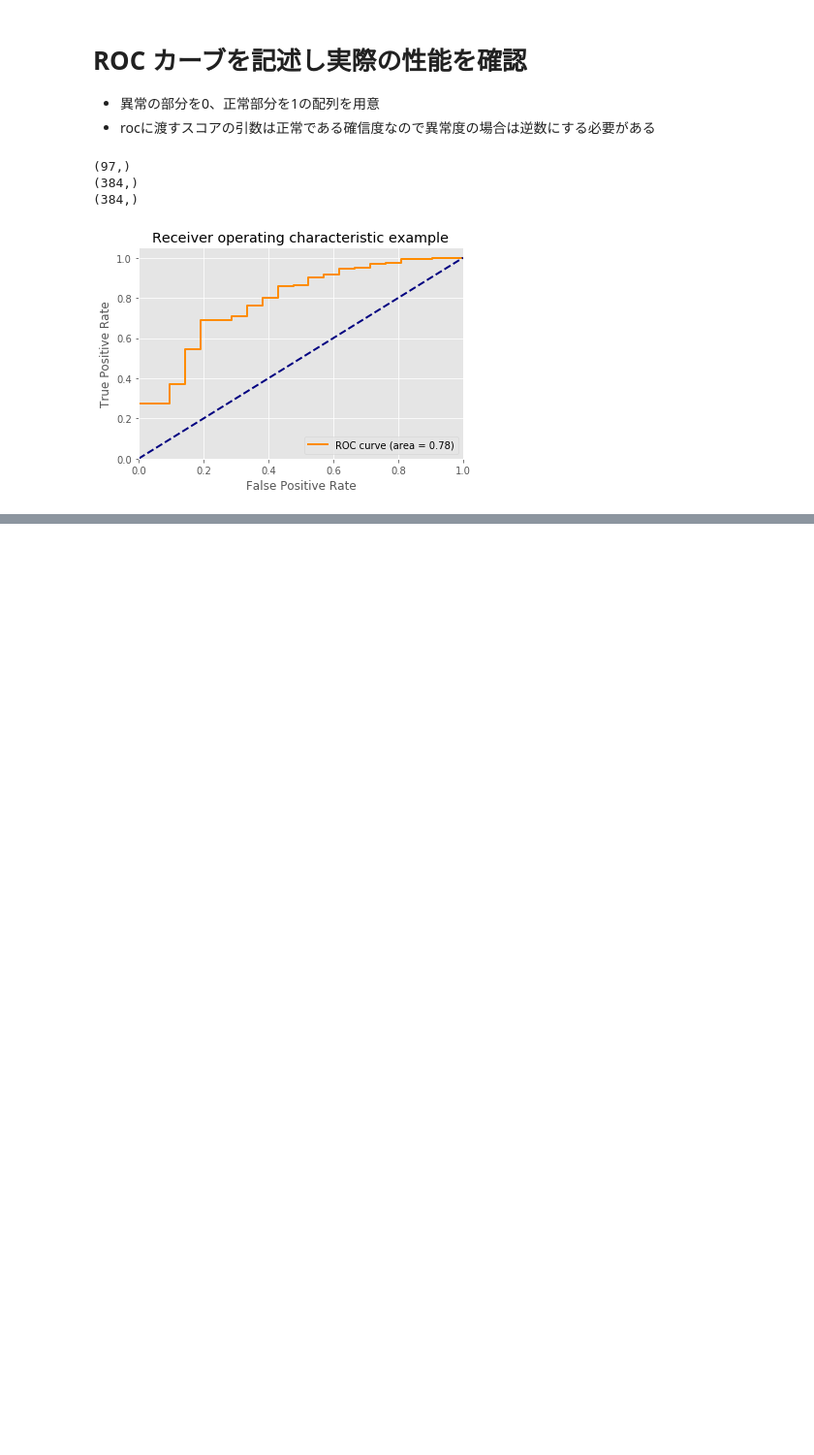
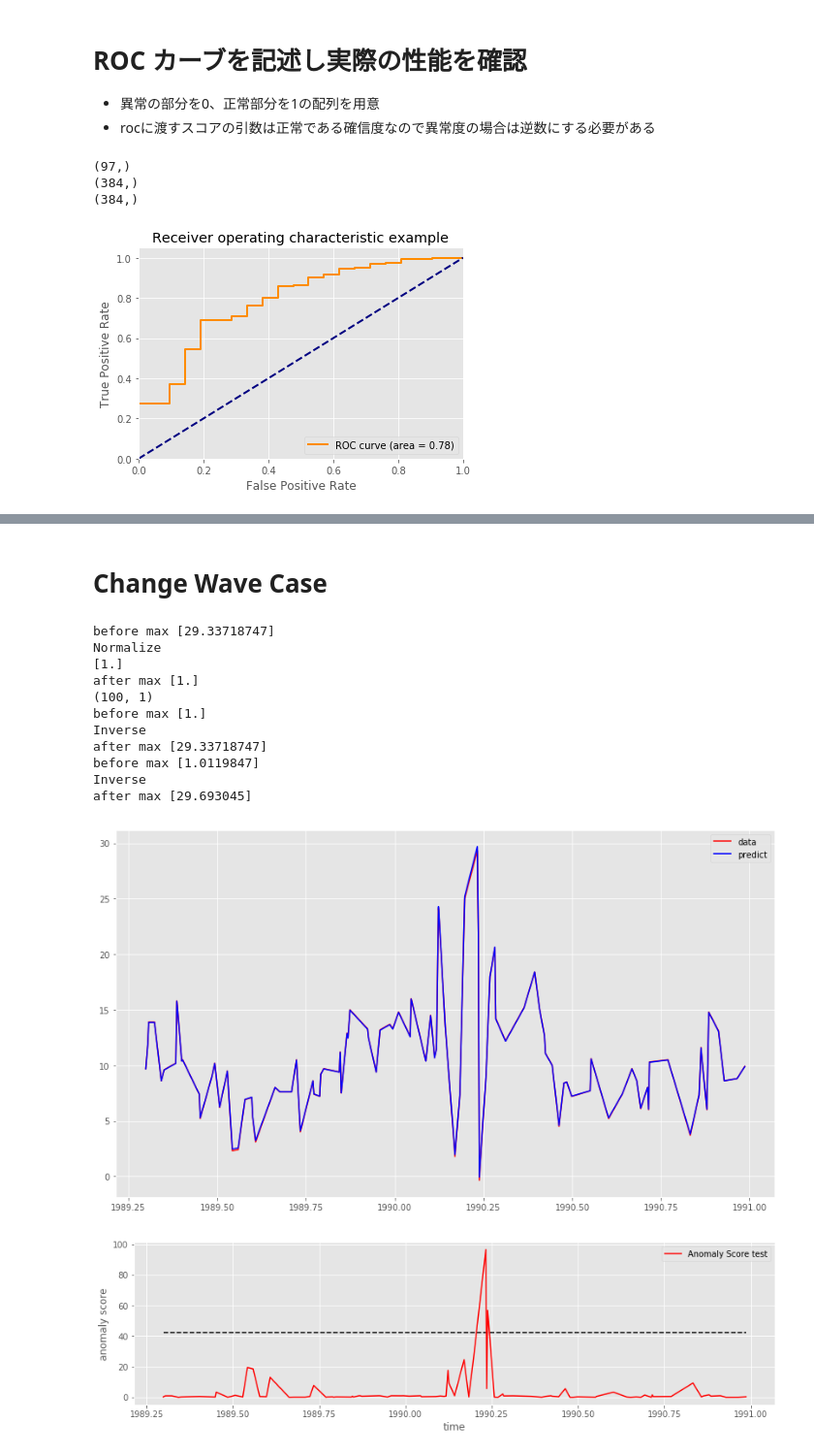
Before and after one commit to SnowMasaya/time_series_anomaly_detect_hands_on, a Jupyter notebook: advanced/time_series_anomaly_detect_keras.ipynb, the cells around one changed output, grey strips where cells are left out. Shown at 97% size. Drawn from its saved outputs; the diff is of its cells as text; code cells hidden in the pictures; blank space fills up the shorter version.

```diff
--- a/advanced/time_series_anomaly_detect_keras.ipynb
+++ b/advanced/time_series_anomaly_detect_keras.ipynb
@@ -729,0 +860,25 @@ plt.show()
+# %% [markdown]
+# Change Wave Case
+# %%
+anomaly_change = change_X.copy()
+anomaly_change, scaler_test_change = prepare_data(anomaly_change, time_steps)
+
+predict_test, anomaly_change_scale = predict_model_show_graph(X_test_day[window + 1:], anomaly_change, scaler_test_change)
+
+mse_value_test_change = calculate_mse(anomaly_change_scale, predict_test, mse_value_variance)
+
+show_graph_threshold(X_test_day[window + 1:], mse_value_test_change, threshold, 'Anomaly Score test Change', "r")
+# %% [output]
+before max [29.33718747]
+Normalize
+[1.]
+after max [1.]
+(100, 1)
+before max [1.]
+Inverse
+after max [29.33718747]
+before max [1.0119847]
+Inverse
+after max [29.693045]
+[figure, added]
+[figure, added]
```
Also changed, not shown: parts of 14 cells of this notebook.
